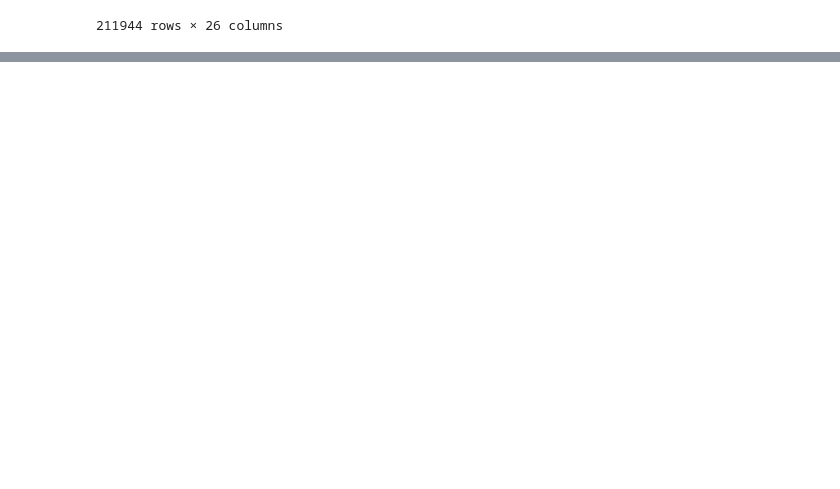
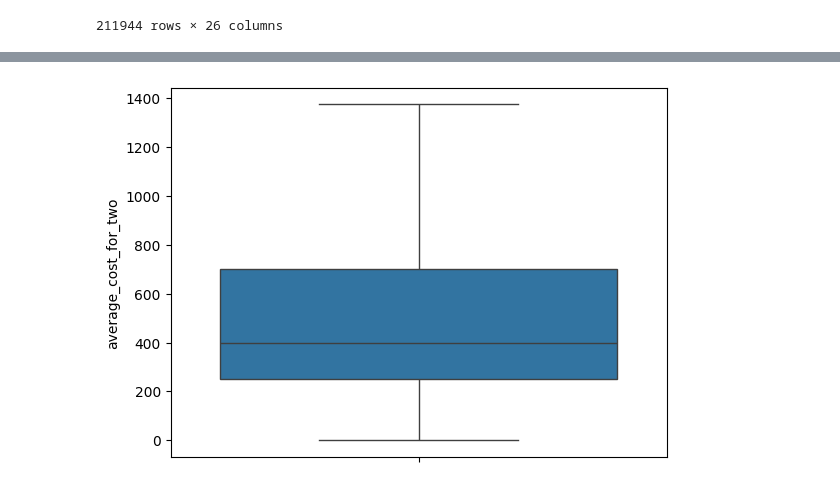
Before and after one commit to Avinash174/DataScience, a Jupyter notebook: python/project/zomato_eda.ipynb, the cells around one changed output, grey strips where cells are left out. Cells and saved outputs as stored; diff of their text form; code cells hidden in the pictures; blank space fills up the shorter version.

```diff
--- a/python/project/zomato_eda.ipynb
+++ b/python/project/zomato_eda.ipynb
@@ -422,0 +500,14 @@ df
+# %%
+#capping outlier of average_cost_for_two
+q1 = df['average_cost_for_two'].quantile(0.25)
+q3 = df['average_cost_for_two'].quantile(0.75)
+iqr = q3 - q1  # Interquartile range
+ul = q3 + 1.5 * iqr
+ll = q1 - 1.5 * iqr
+
+df['average_cost_for_two'] = df['average_cost_for_two'].clip(lower=ll, upper=ul)
+# %%
+sns.boxplot(df['average_cost_for_two'])
+plt.show()
+# %% [output]
+[figure, added]
```
Also changed, not shown: parts of 32 cells of this notebook, 2 other files.
